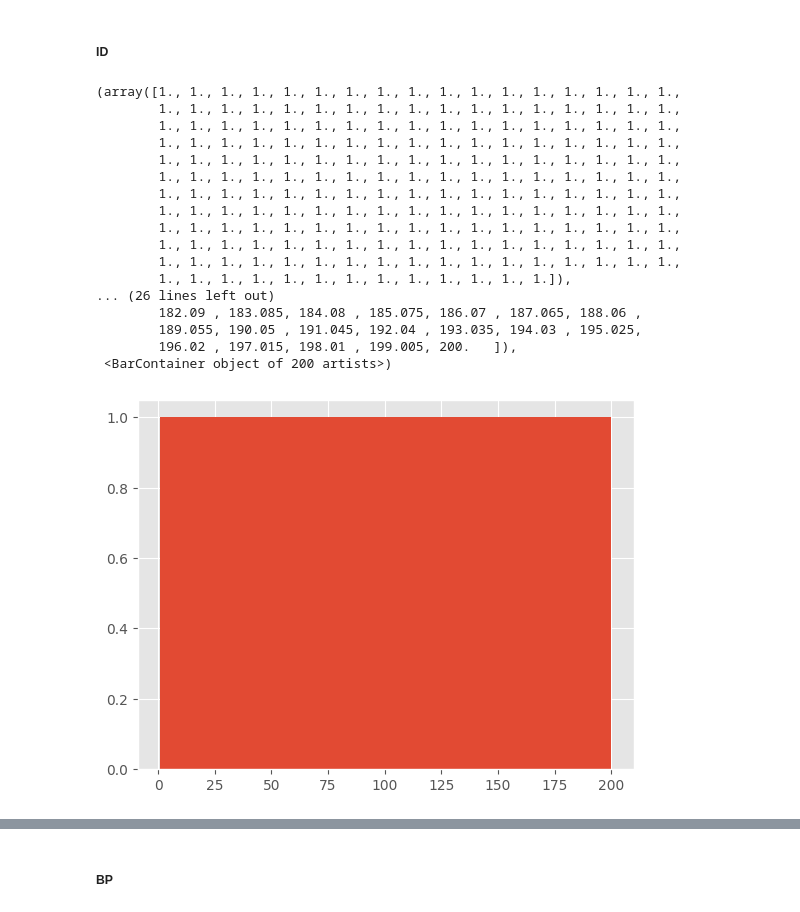
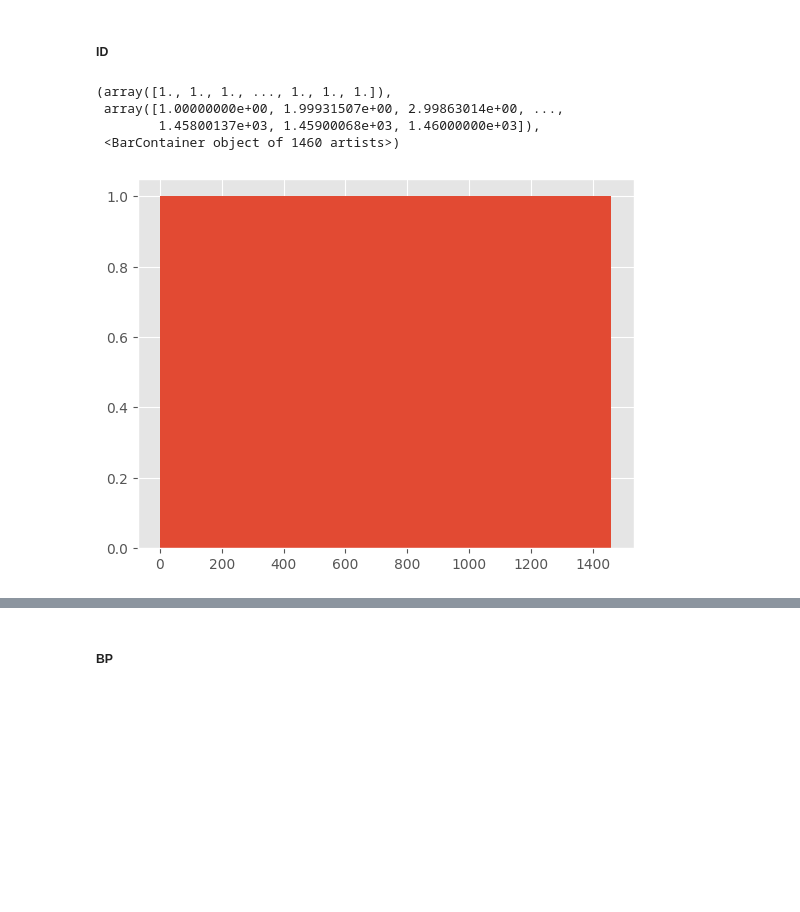
Before and after one commit to gvnberaldi/HousePricePrediction, a Jupyter notebook: Mbusu_project.ipynb, the cells around one changed output, grey strips where cells are left out. Saved outputs shown, nothing was run; the diff lists cells and outputs as text; code cells hidden in the pictures; blank space fills up the shorter version.

```diff
--- a/Mbusu_project.ipynb
+++ b/Mbusu_project.ipynb
@@ -68,3 +42,7 @@ n
+# %%
+df = pd.read_csv('house-prices-advanced-regression-techniques/train.csv', keep_default_na = False, low_memory= False )
+df["salePriceNum"] = df.SalePrice.rename("salePriceNum")
+df["SalePrice"] = pd.cut(df["salePriceNum"], bins = [0,150000,300000 - 1 ,int(sys.maxsize)], labels=["LOW","MEDIUM","HIGH"])
 # %%
 df.shape
 # %% [output]
@@ -123,24 +106,11 @@ array(['drugY', 'drugC', 'drugX', 'drugA', 'drugB'], dtype=object)
 # %% [markdown]
 ##### ID
 # %%
-plt.hist(df["ID"], bins = n)
+plt.hist(df["Id"], bins= len(df))
 # %% [output]
-(array([1., 1., 1., 1., 1., 1., 1., 1., 1., 1., 1., 1., 1., 1., 1., 1., 1.,
-        1., 1., 1., 1., 1., 1., 1., 1., 1., 1., 1., 1., 1., 1., 1., 1., 1.,
-        1., 1., 1., 1., 1., 1., 1., 1., 1., 1., 1., 1., 1., 1., 1., 1., 1.,
-        1., 1., 1., 1., 1., 1., 1., 1., 1., 1., 1., 1., 1., 1., 1., 1., 1.,
-        1., 1., 1., 1., 1., 1., 1., 1., 1., 1., 1., 1., 1., 1., 1., 1., 1.,
-        1., 1., 1., 1., 1., 1., 1., 1., 1., 1., 1., 1., 1., 1., 1., 1., 1.,
-        1., 1., 1., 1., 1., 1., 1., 1., 1., 1., 1., 1., 1., 1., 1., 1., 1.,
-        1., 1., 1., 1., 1., 1., 1., 1., 1., 1., 1., 1., 1., 1., 1., 1., 1.,
-        1., 1., 1., 1., 1., 1., 1., 1., 1., 1., 1., 1., 1., 1., 1., 1., 1.,
-        1., 1., 1., 1., 1., 1., 1., 1., 1., 1., 1., 1., 1., 1., 1., 1., 1.,
-        1., 1., 1., 1., 1., 1., 1., 1., 1., 1., 1., 1., 1., 1., 1., 1., 1.,
-        1., 1., 1., 1., 1., 1., 1., 1., 1., 1., 1., 1., 1.]),
-... (26 lines left out)
-        182.09 , 183.085, 184.08 , 185.075, 186.07 , 187.065, 188.06 ,
-        189.055, 190.05 , 191.045, 192.04 , 193.035, 194.03 , 195.025,
-        196.02 , 197.015, 198.01 , 199.005, 200.   ]),
- <BarContainer object of 200 artists>)
+(array([1., 1., 1., ..., 1., 1., 1.]),
+ array([1.00000000e+00, 1.99931507e+00, 2.99863014e+00, ...,
+        1.45800137e+03, 1.45900068e+03, 1.46000000e+03]),
+ <BarContainer object of 1460 artists>)
-[figure, old version]
+[figure, new version]
 # %%
```
Also changed, not shown: parts of 26 cells of this notebook, 1 other file.
